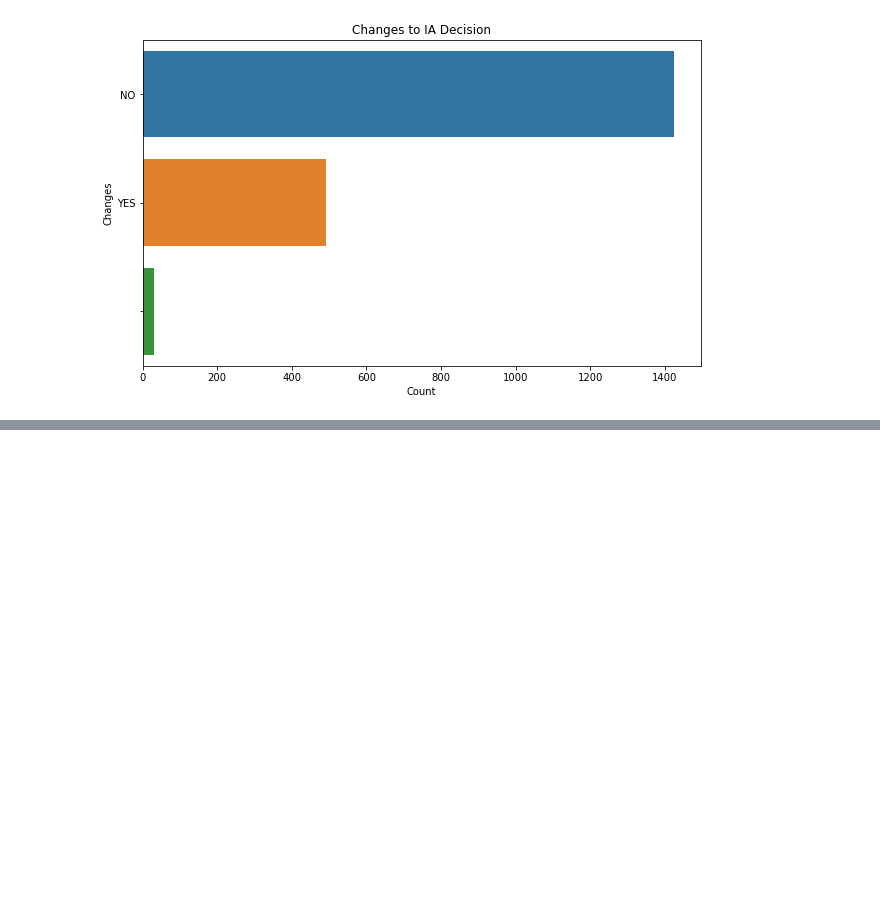
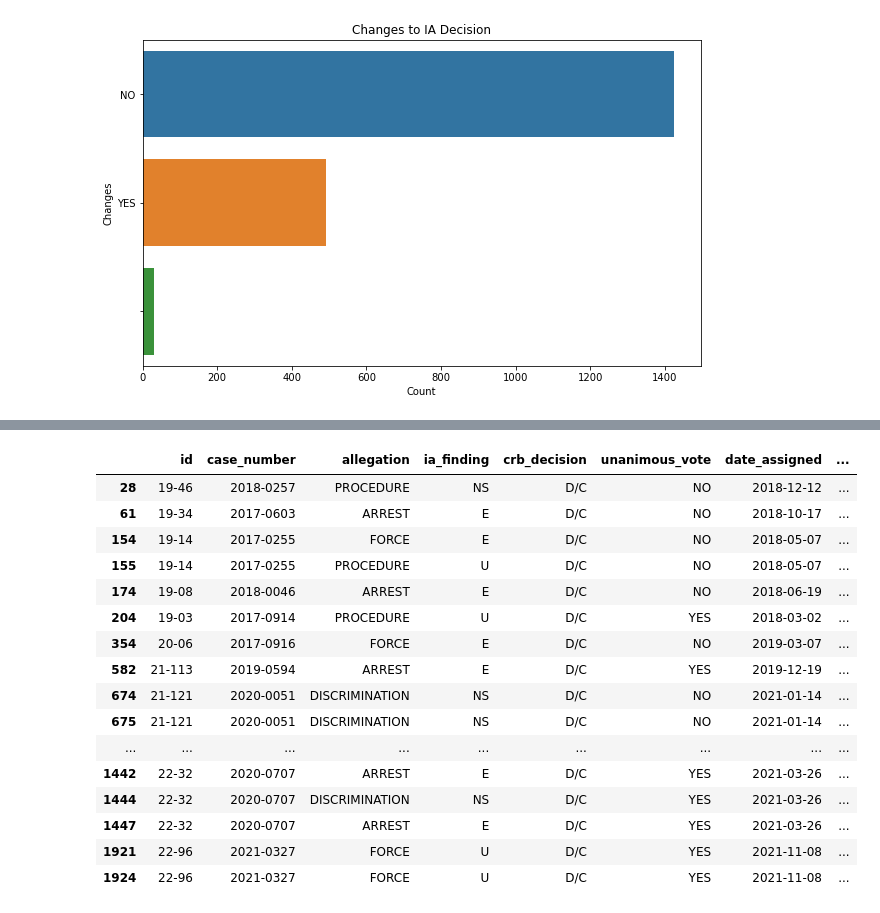
Before and after one commit to ApkimCA/ADS599_Team1, a Jupyter notebook: crb_code(draft).ipynb, the cells around one changed output, grey strips where cells are left out. Cells and saved outputs as stored; diff of their text form; code cells hidden in the pictures; blank space fills up the shorter version.

```diff
--- a/crb_code(draft).ipynb
+++ b/crb_code(draft).ipynb
@@ -654,0 +700,21 @@ plt.show()
+# %%
+crb_disagree = allyrs[allyrs['crb_decision'] == 'D/C']
+crb_disagree
+# %% [output]
+|  | id | case_number | allegation | ia_finding | crb_decision | unanimous_vote | date_assigned | ... |
+| 28 | 19-46 | 2018-0257 | PROCEDURE | NS | D/C | NO | 2018-12-12 | ... |
+| 61 | 19-34 | 2017-0603 | ARREST | E | D/C | NO | 2018-10-17 | ... |
+| 154 | 19-14 | 2017-0255 | FORCE | E | D/C | NO | 2018-05-07 | ... |
+| 155 | 19-14 | 2017-0255 | PROCEDURE | U | D/C | NO | 2018-05-07 | ... |
+| 174 | 19-08 | 2018-0046 | ARREST | E | D/C | NO | 2018-06-19 | ... |
+| 204 | 19-03 | 2017-0914 | PROCEDURE | U | D/C | YES | 2018-03-02 | ... |
+| 354 | 20-06 | 2017-0916 | FORCE | E | D/C | NO | 2019-03-07 | ... |
+| 582 | 21-113 | 2019-0594 | ARREST | E | D/C | YES | 2019-12-19 | ... |
+| 674 | 21-121 | 2020-0051 | DISCRIMINATION | NS | D/C | NO | 2021-01-14 | ... |
+| 675 | 21-121 | 2020-0051 | DISCRIMINATION | NS | D/C | NO | 2021-01-14 | ... |
+| ... | ... | ... | ... | ... | ... | ... | ... | ... |
+| 1442 | 22-32 | 2020-0707 | ARREST | E | D/C | YES | 2021-03-26 | ... |
+| 1444 | 22-32 | 2020-0707 | DISCRIMINATION | NS | D/C | YES | 2021-03-26 | ... |
+| 1447 | 22-32 | 2020-0707 | ARREST | E | D/C | YES | 2021-03-26 | ... |
+| 1921 | 22-96 | 2021-0327 | FORCE | U | D/C | YES | 2021-11-08 | ... |
+| 1924 | 22-96 | 2021-0327 | FORCE | U | D/C | YES | 2021-11-08 | ... |
```
Also changed, not shown: parts of 12 cells of this notebook.
